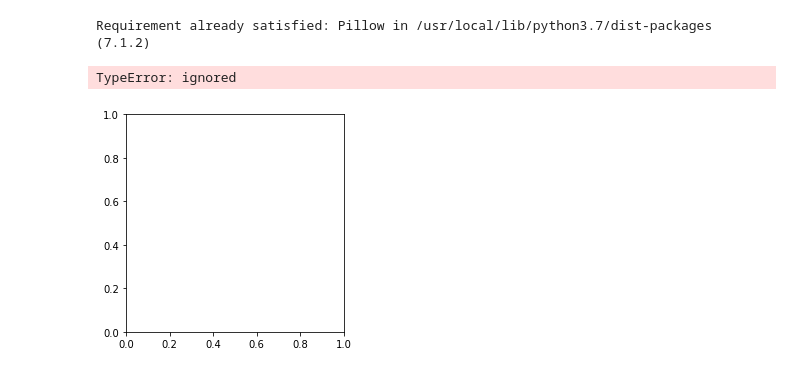
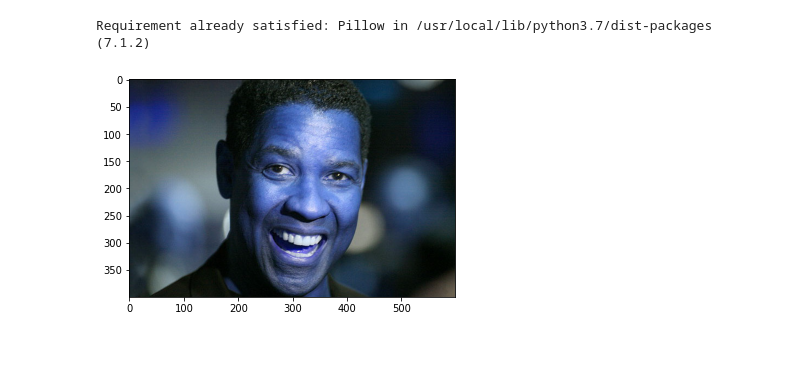
Before and after one commit to sagar2582/Capstone-5-Face-Emotion-Recognition, a Jupyter notebook: Face_Emotion_Detection.ipynb, the cells around one changed output. Drawn from its saved outputs; the diff is of its cells as text; code cells hidden in the pictures.

Commit message:
error solved - image uploaded successfully

```diff
--- a/Face_Emotion_Detection.ipynb
+++ b/Face_Emotion_Detection.ipynb
@@ -113,7 +126,7 @@ path = ('/content/drive/MyDrive/Colab Notebooks/Capstone - 5 Deep Learning/Happy
 # %%
-img = cv.imread(path)
+img_array = cv.imread(path)
 # %%
-plt.imshow(img)
+plt.imshow(img_array)
+plt.show()
 # %% [output]
-TypeError: ignored
-[figure, old version]
+[figure, new version]
```
Also changed, not shown: parts of 4 cells of this notebook.
